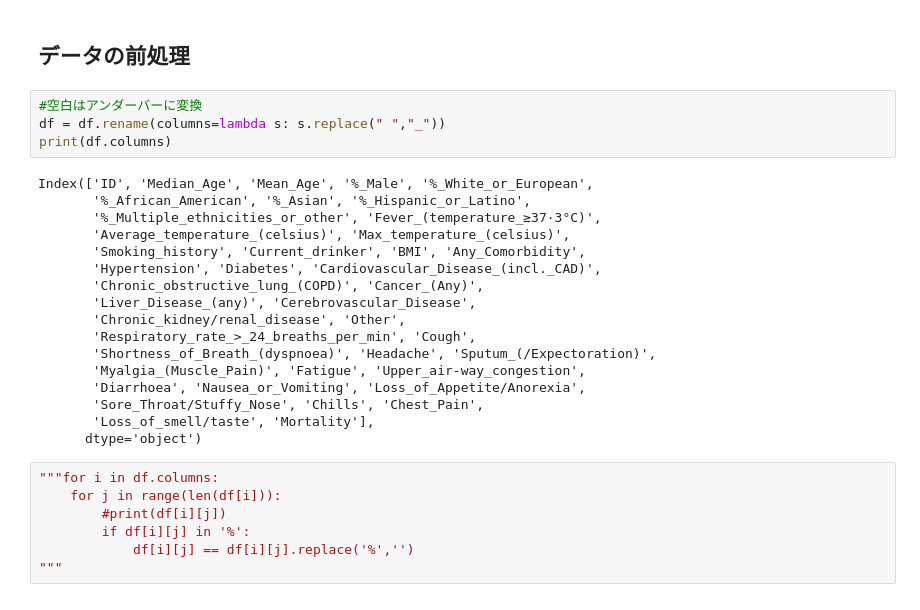
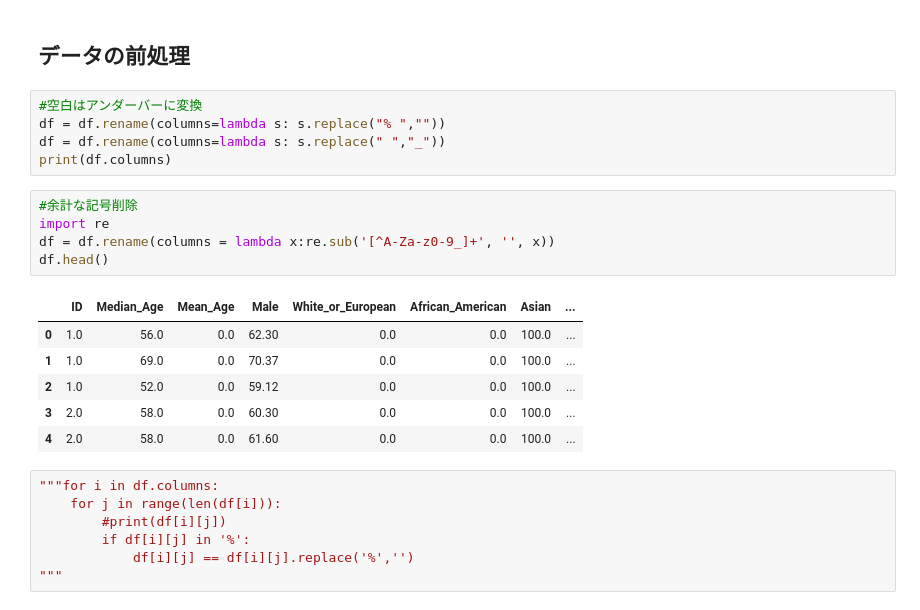
Before and after one commit to Natsuki0928/senior_project, a Jupyter notebook: stats_analysis_covid19.ipynb, the cells around one changed output. Drawn from its saved outputs; the diff is of its cells as text.

```diff
--- a/stats_analysis_covid19.ipynb
+++ b/stats_analysis_covid19.ipynb
@@ -137,25 +132,21 @@ df.head()
 ## データの前処理
 # %%
 #空白はアンダーバーに変換
+df = df.rename(columns=lambda s: s.replace("% ",""))
 df = df.rename(columns=lambda s: s.replace(" ","_"))
 print(df.columns)
-# %% [output]
-Index(['ID', 'Median_Age', 'Mean_Age', '%_Male', '%_White_or_European',
-       '%_African_American', '%_Asian', '%_Hispanic_or_Latino',
-       '%_Multiple_ethnicities_or_other', 'Fever_(temperature_≥37·3°C)',
-       'Average_temperature_(celsius)', 'Max_temperature_(celsius)',
-       'Smoking_history', 'Current_drinker', 'BMI', 'Any_Comorbidity',
-       'Hypertension', 'Diabetes', 'Cardiovascular_Disease_(incl._CAD)',
-       'Chronic_obstructive_lung_(COPD)', 'Cancer_(Any)',
-       'Liver_Disease_(any)', 'Cerebrovascular_Disease',
-       'Chronic_kidney/renal_disease', 'Other',
-       'Respiratory_rate_>_24_breaths_per_min', 'Cough',
-       'Shortness_of_Breath_(dyspnoea)', 'Headache', 'Sputum_(/Expectoration)',
-       'Myalgia_(Muscle_Pain)', 'Fatigue', 'Upper_air-way_congestion',
-       'Diarrhoea', 'Nausea_or_Vomiting', 'Loss_of_Appetite/Anorexia',
-       'Sore_Throat/Stuffy_Nose', 'Chills', 'Chest_Pain',
-       'Loss_of_smell/taste', 'Mortality'],
-      dtype='object')
+# %%
+#余計な記号削除
+import re
+df = df.rename(columns = lambda x:re.sub('[^A-Za-z0-9_]+', '', x))
+df.head()
+# %% [output]
+|  | ID | Median_Age | Mean_Age | Male | White_or_European | African_American | Asian | ... |
+| 0 | 1.0 | 56.0 | 0.0 | 62.30 | 0.0 | 0.0 | 100.0 | ... |
+| 1 | 1.0 | 69.0 | 0.0 | 70.37 | 0.0 | 0.0 | 100.0 | ... |
+| 2 | 1.0 | 52.0 | 0.0 | 59.12 | 0.0 | 0.0 | 100.0 | ... |
+| 3 | 2.0 | 58.0 | 0.0 | 60.30 | 0.0 | 0.0 | 100.0 | ... |
+| 4 | 2.0 | 58.0 | 0.0 | 61.60 | 0.0 | 0.0 | 100.0 | ... |
 # %%
 """for i in df.columns:
     for j in range(len(df[i])):
```
Also changed, not shown: parts of 8 cells of this notebook, 1 other file.
